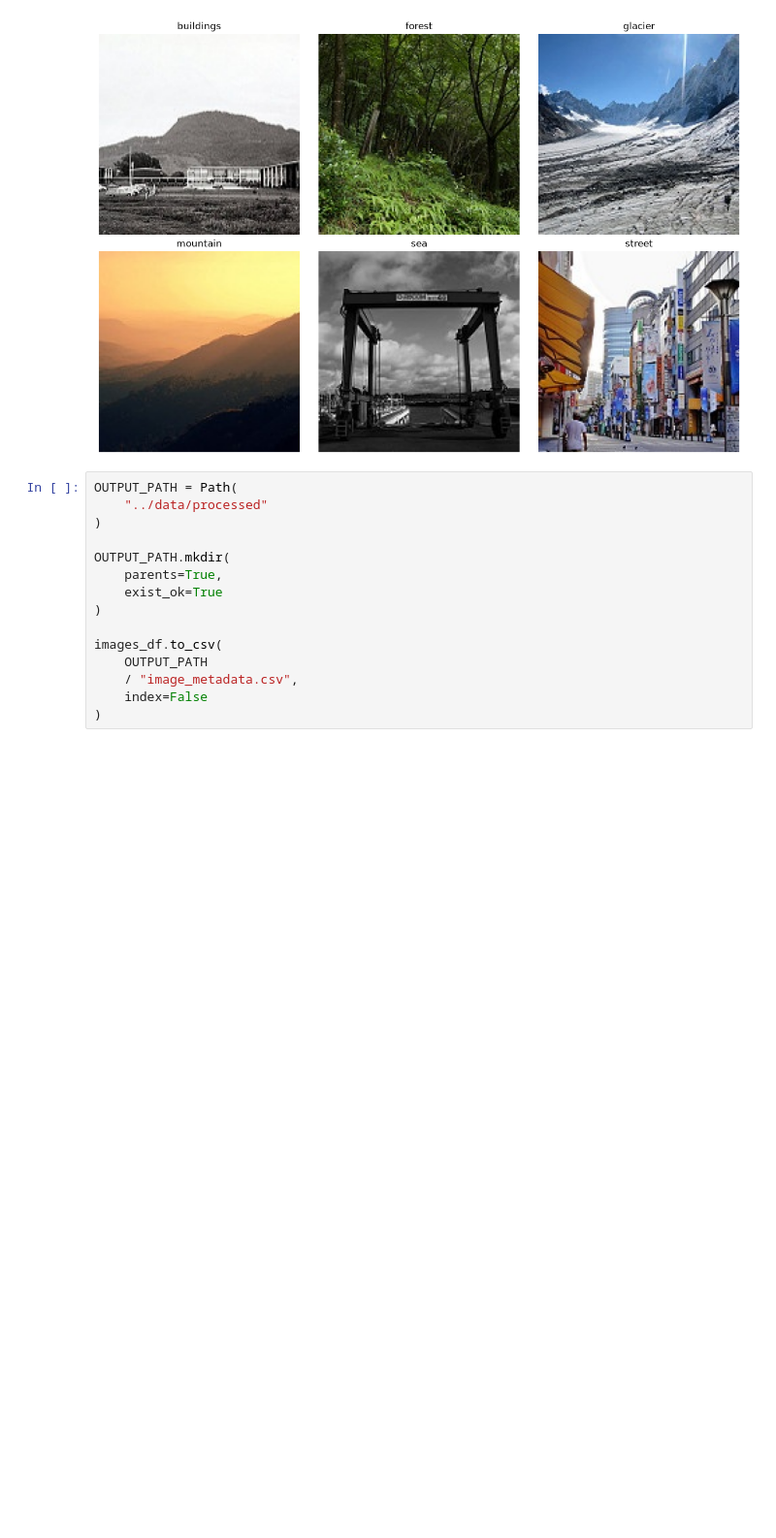
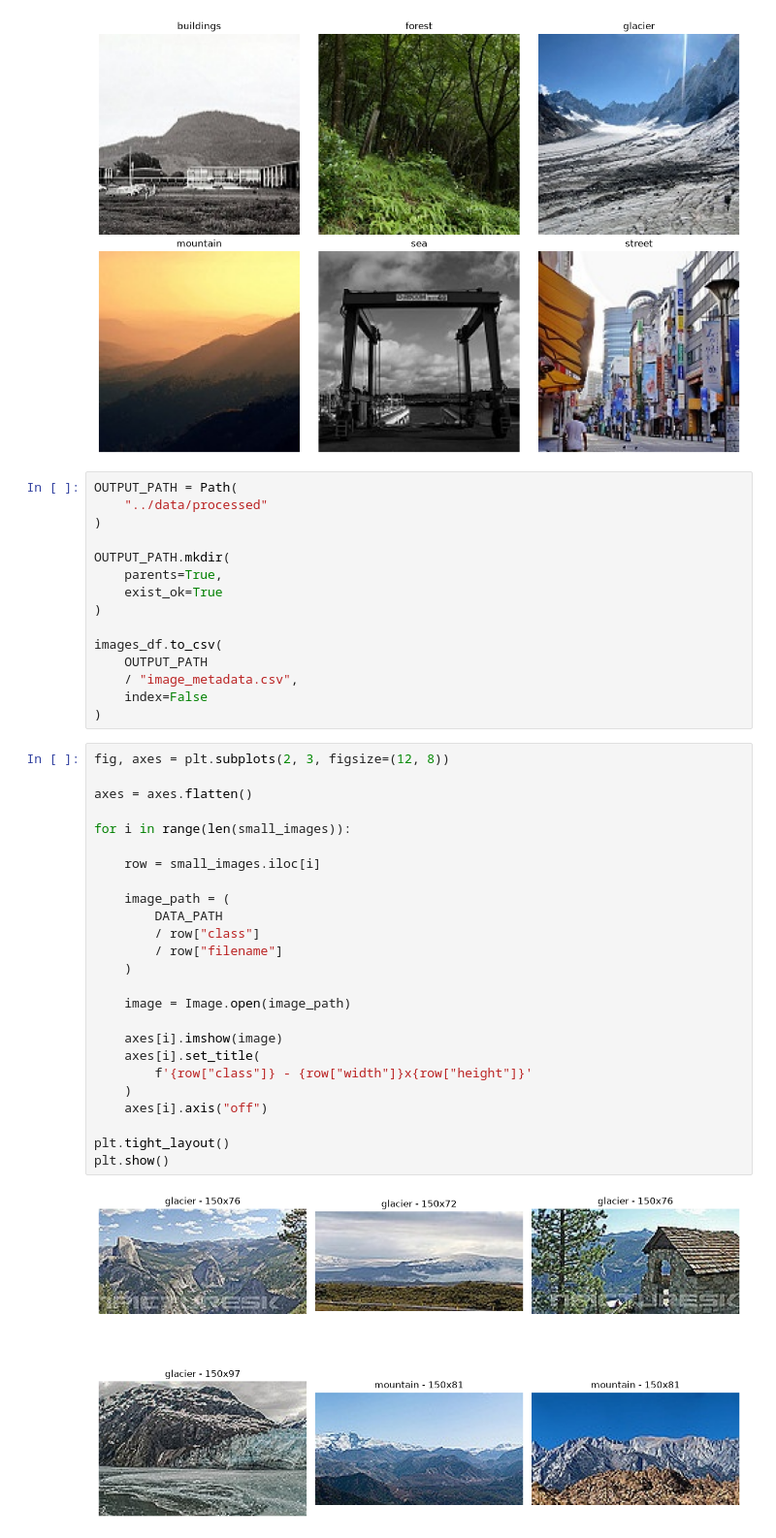
Before and after one commit to zakaryahari/intel-image-classification-cnn, a Jupyter notebook: notebooks/D1_Exploration.ipynb, the cells around one changed output. Shown at 97% size. Drawn from its saved outputs; the diff is of its cells as text; blank space fills up the shorter version.

```diff
--- a/notebooks/D1_Exploration.ipynb
+++ b/notebooks/D1_Exploration.ipynb
@@ -325,3 +325,30 @@ images_df.to_csv(
     / "image_metadata.csv",
     index=False
 )
+# %%
+fig, axes = plt.subplots(2, 3, figsize=(12, 8))
+
+axes = axes.flatten()
+
+for i in range(len(small_images)):
+
+    row = small_images.iloc[i]
+
+    image_path = (
+        DATA_PATH
+        / row["class"]
+        / row["filename"]
+    )
+
+    image = Image.open(image_path)
+
+    axes[i].imshow(image)
+    axes[i].set_title(
+        f'{row["class"]} - {row["width"]}x{row["height"]}'
+    )
+    axes[i].axis("off")
+
+plt.tight_layout()
+plt.show()
+# %% [output]
+[figure, added]
```
